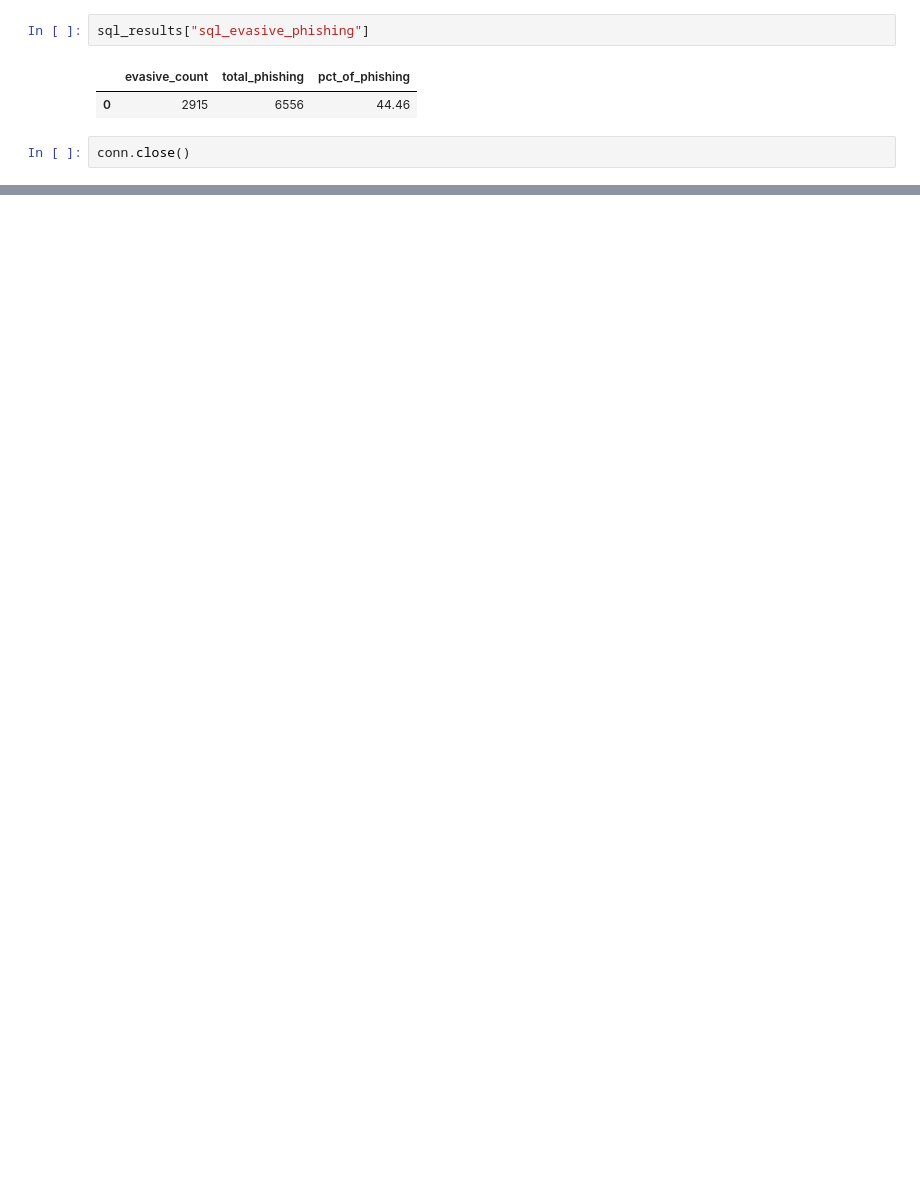
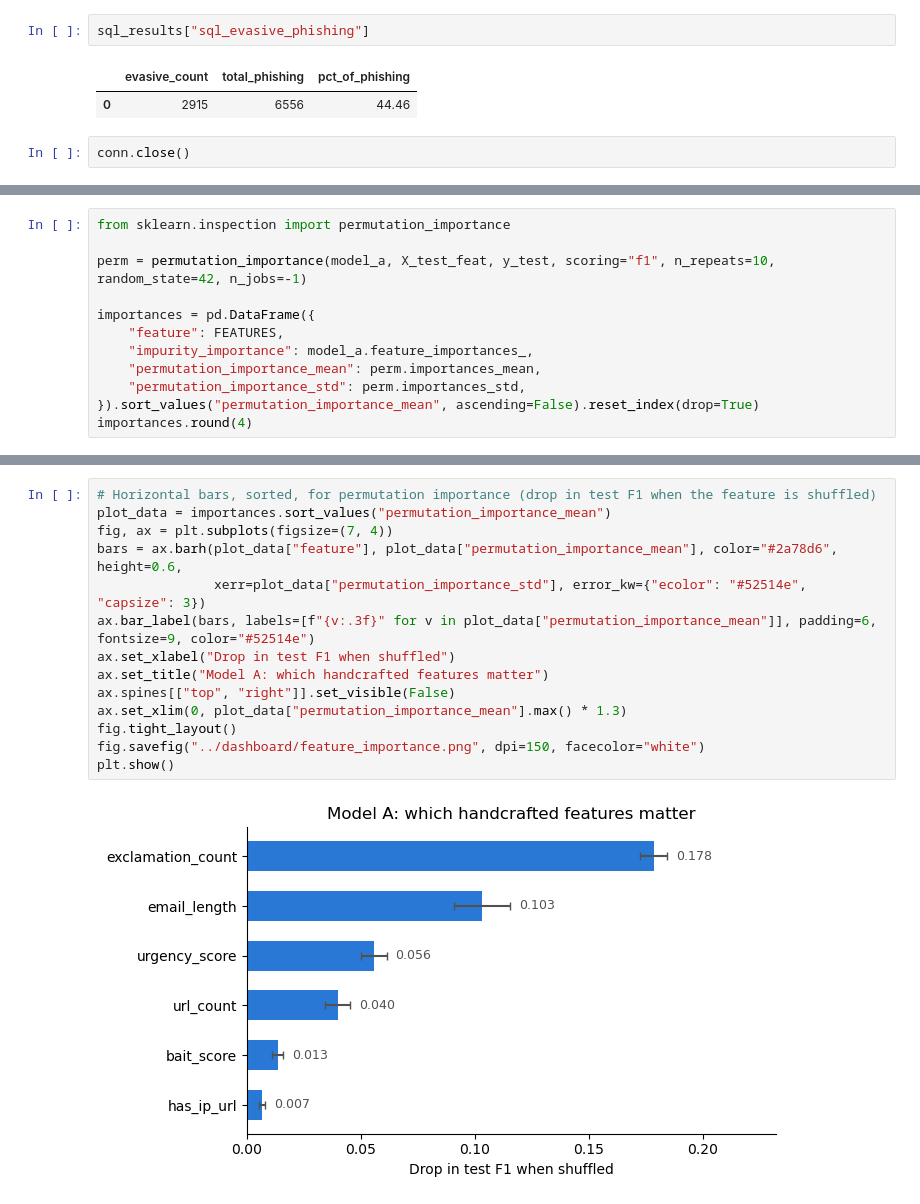
Before and after one commit to roshankumar1023/phishing-email-detection, a Jupyter notebook: notebooks/analysis.ipynb, the cells around one changed output, grey strips where cells are left out. Saved outputs shown, nothing was run; the diff lists cells and outputs as text; blank space fills up the shorter version.

```diff
--- a/notebooks/analysis.ipynb
+++ b/notebooks/analysis.ipynb
@@ -353,0 +684,12 @@ conn.close()
+# %%
+from sklearn.inspection import permutation_importance
+
+perm = permutation_importance(model_a, X_test_feat, y_test, scoring="f1", n_repeats=10, random_state=42, n_jobs=-1)
+
+importances = pd.DataFrame({
+    "feature": FEATURES,
+    "impurity_importance": model_a.feature_importances_,
+    "permutation_importance_mean": perm.importances_mean,
+    "permutation_importance_std": perm.importances_std,
+}).sort_values("permutation_importance_mean", ascending=False).reset_index(drop=True)
+importances.round(4)
@@ -353,0 +704,16 @@ conn.close()
+# %%
+# Horizontal bars, sorted, for permutation importance (drop in test F1 when the feature is shuffled)
+plot_data = importances.sort_values("permutation_importance_mean")
+fig, ax = plt.subplots(figsize=(7, 4))
+bars = ax.barh(plot_data["feature"], plot_data["permutation_importance_mean"], color="#2a78d6", height=0.6,
+               xerr=plot_data["permutation_importance_std"], error_kw={"ecolor": "#52514e", "capsize": 3})
+ax.bar_label(bars, labels=[f"{v:.3f}" for v in plot_data["permutation_importance_mean"]], padding=6, fontsize=9, color="#52514e")
+ax.set_xlabel("Drop in test F1 when shuffled")
+ax.set_title("Model A: which handcrafted features matter")
+ax.spines[["top", "right"]].set_visible(False)
+ax.set_xlim(0, plot_data["permutation_importance_mean"].max() * 1.3)
+fig.tight_layout()
+fig.savefig("../dashboard/feature_importance.png", dpi=150, facecolor="white")
+plt.show()
+# %% [output]
+[figure, added]
```
Also changed, not shown: parts of 28 cells of this notebook, 6 other files.
